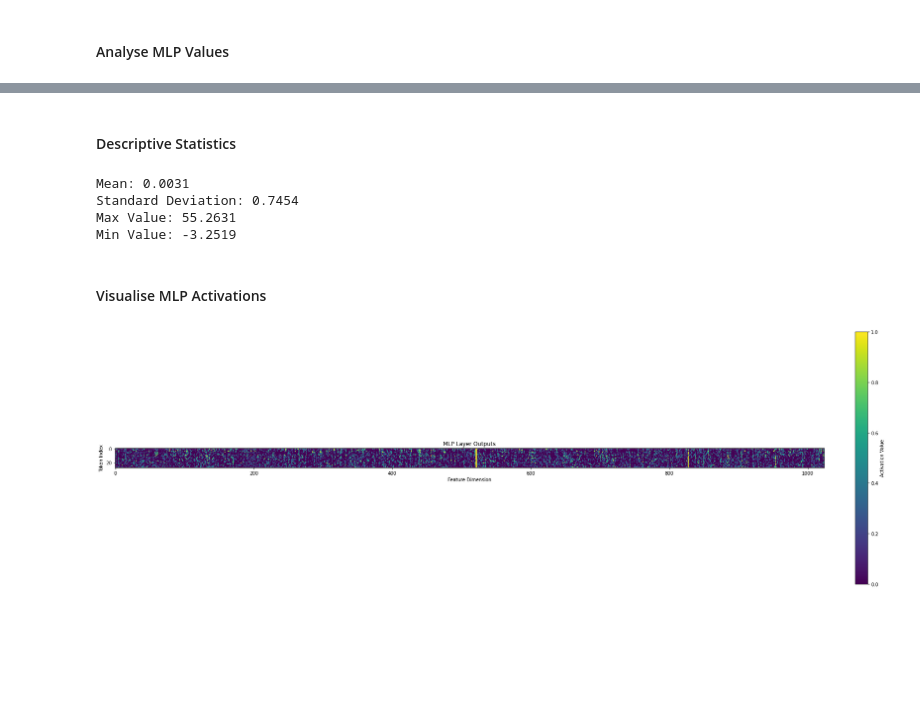
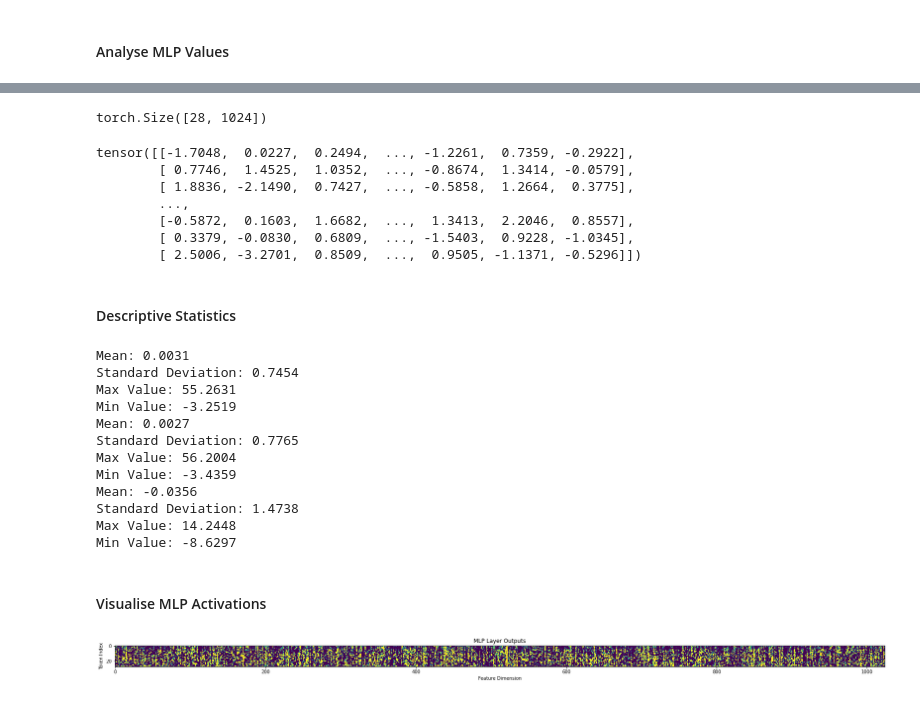
Before and after one commit to MiscellaneousStuff/mech-interp-tinystories, a Jupyter notebook: main.ipynb, the cells around one changed output, grey strips where cells are left out. Saved outputs shown, nothing was run; the diff lists cells and outputs as text; code cells hidden in the pictures; blank space fills up the shorter version.

```diff
--- a/main.ipynb
+++ b/main.ipynb
@@ -286,4 +286,6 @@ print("\n".join([str((k, tinystories_cache[k].shape)) for k in tinystories_cache
 # %% [markdown]
 #### Analyse MLP Values
 # %%
-mlp_out = tinystories_cache["blocks.0.hook_mlp_out"]
+mlp_out       = tinystories_cache["blocks.0.hook_mlp_out"]
+mlp_out_resid = tinystories_cache["blocks.0.hook_resid_post"]
+final_out     = tinystories_cache["ln_final.hook_normalized"]
@@ -304,3 +292,17 @@ tensor([[-1.8238, -0.4825,  0.7695,  ..., -0.8582,  0.6545, -0.2516],
+# %%
+final_out.shape
+# %% [output]
+torch.Size([28, 1024])
+# %%
+final_out
+# %% [output]
+tensor([[-1.7048,  0.0227,  0.2494,  ..., -1.2261,  0.7359, -0.2922],
+        [ 0.7746,  1.4525,  1.0352,  ..., -0.8674,  1.3414, -0.0579],
+        [ 1.8836, -2.1490,  0.7427,  ..., -0.5858,  1.2664,  0.3775],
+        ...,
+        [-0.5872,  0.1603,  1.6682,  ...,  1.3413,  2.2046,  0.8557],
+        [ 0.3379, -0.0830,  0.6809,  ..., -1.5403,  0.9228, -1.0345],
+        [ 2.5006, -3.2701,  0.8509,  ...,  0.9505, -1.1371, -0.5296]])
 # %% [markdown]
 #### Descriptive Statistics
 # %%
@@ -320,39 +322,51 @@ def get_stats(mlp_out):
     print(f"Min Value: {min_val.item():.4f}")
 
 get_stats(mlp_out)
+get_stats(mlp_out_resid)
+get_stats(final_out)
 # %% [output]
 Mean: 0.0031
 Standard Deviation: 0.7454
 Max Value: 55.2631
 Min Value: -3.2519
+Mean: 0.0027
+Standard Deviation: 0.7765
+Max Value: 56.2004
+Min Value: -3.4359
+Mean: -0.0356
+Standard Deviation: 1.4738
+Max Value: 14.2448
+Min Value: -8.6297
 # %% [markdown]
 #### Visualise MLP Activations
 # %%
 import matplotlib.pyplot as plt
 import torch
 
-def plot_activation(mlp_out):
+def plot_activation(mlp_out, width=30, height=10):
     # Convert the tensor to a numpy array
     mlp_out_np = mlp_out.detach().cpu() # .numpy()
     clipped_mlp_out_np = mlp_out_np.clip(min=-3, max=100)
 
     # Create a heatmap with larger figure size
-    fig, ax = plt.subplots(figsize=(30, 10))
+    fig, ax = plt.subplots(figsize=(width, height))
 
     cax = ax.imshow(mlp_out_np, cmap='viridis', vmin=0, vmax=1)  # Set vmin and vmax for color scale
 
     # Adjust colorbar size and position
-    cbar = fig.colorbar(cax, ax=ax, fraction=0.046, pad=0.04)
-    cbar.set_label('Activation Value')
+    #cbar = fig.colorbar(cax, ax=ax, fraction=0.046, pad=0.04)
+    #cbar.set_label('Activation Value')
 
     plt.xlabel('Feature Dimension')
     plt.ylabel('Token Index')
     plt.title('MLP Layer Outputs')
     plt.show()
 
-plot_activation(mlp_out)
+#plot_activation(mlp_out)
+#plot_activation(mlp_out_resid)
+plot_activation(final_out)
 
 # for i in range(3):
 #     plot_activation(mlp_out[i].view(16, 64))
 # %% [output]
-[figure, old version]
+[figure, new version]
```
Also changed, not shown: parts of 4 cells of this notebook.
